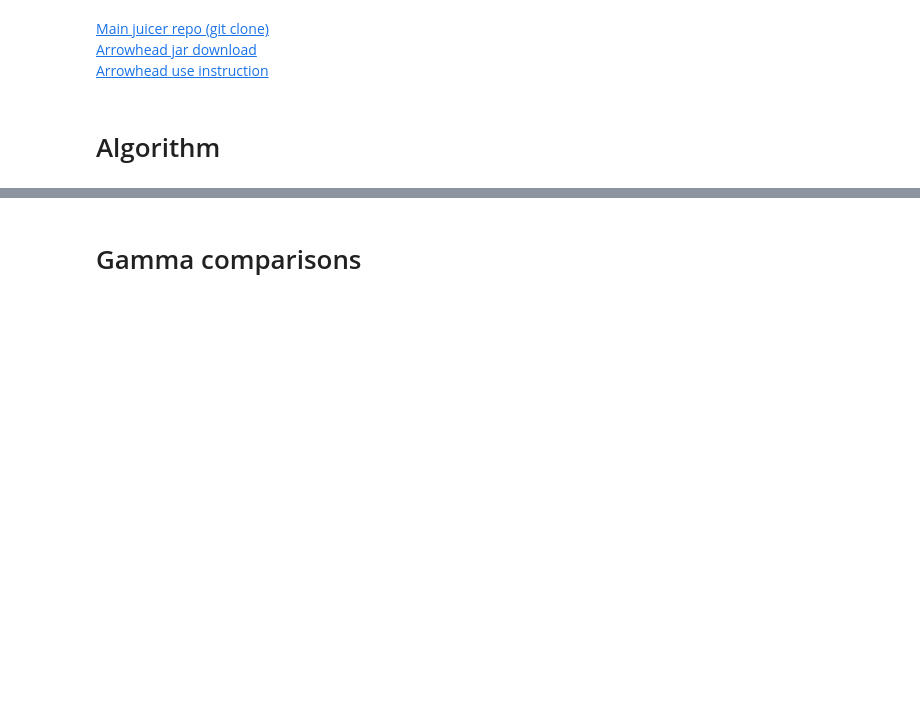
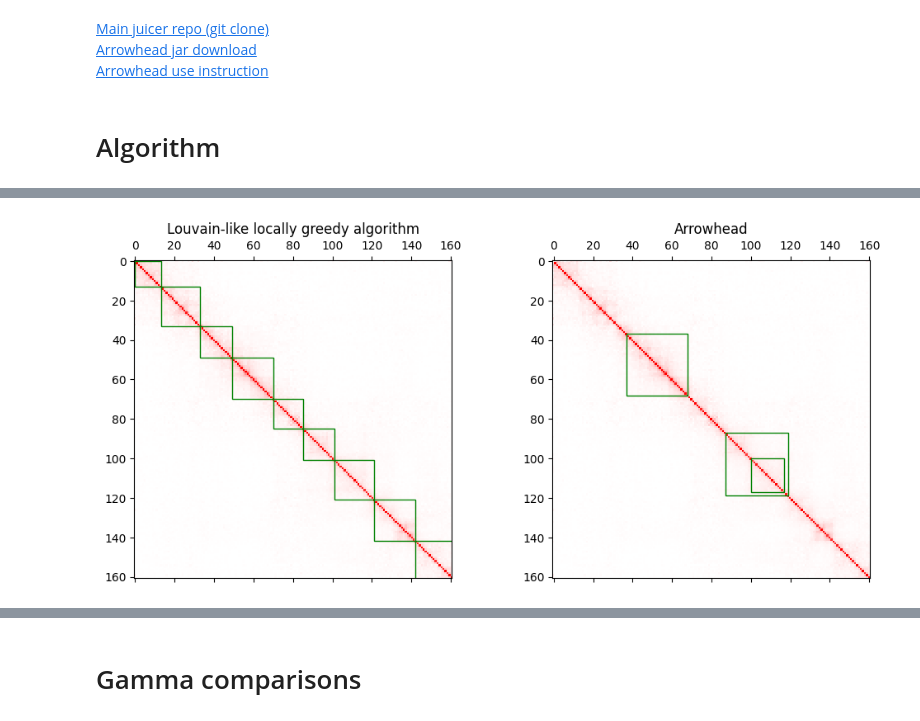
Before and after one commit to jakfol1217/genomics_proj2, a Jupyter notebook: Kamiński_Fołtyn_project2.ipynb, the cells around one changed output, grey strips where cells are left out. Saved outputs shown, nothing was run; the diff lists cells and outputs as text; code cells hidden in the pictures; blank space fills up the shorter version.

```diff
--- a/Kamiński_Fołtyn_project2.ipynb
+++ b/Kamiński_Fołtyn_project2.ipynb
@@ -272,0 +362,9 @@ plot_hic_map(numpy_matrix_chr4, numpy_matrix_chr4.max() / 2, arrow_comms)
+# %%
+plot_hic_map_compare(
+    numpy_matrix_chr4,
+    numpy_matrix_chr4.max() / 2,
+    tads=[communities, arrow_comms],
+    titles=["Louvain-like locally greedy algorithm", "Arrowhead"],
+)
+# %% [output]
+[figure, added]
```
Also changed, not shown: parts of 36 cells of this notebook.
